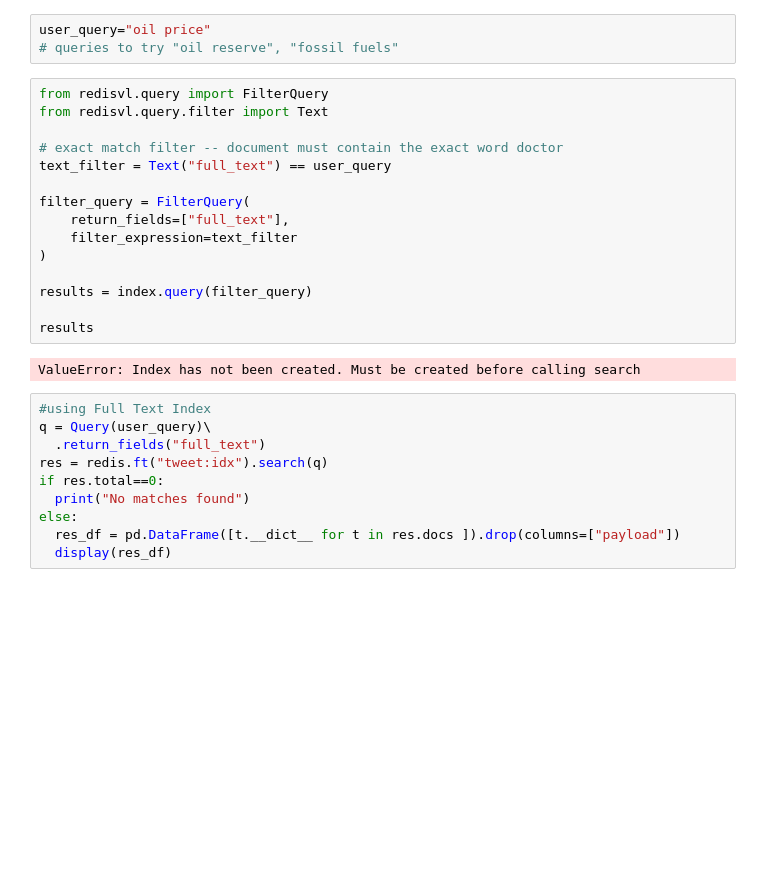
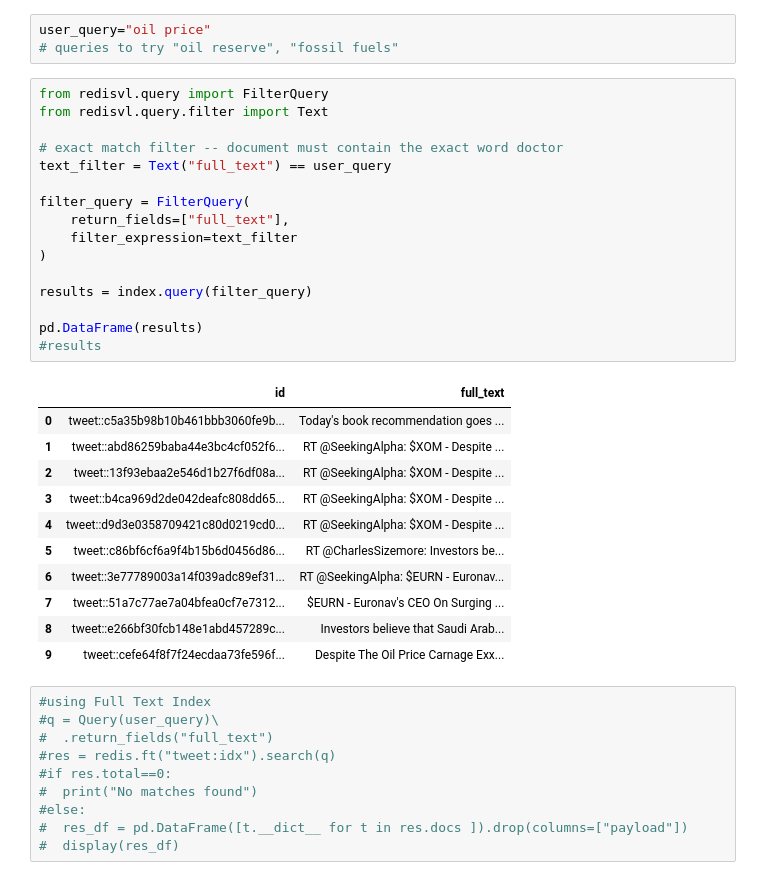
Before and after one commit to kamran-redis/Redis-Workshops, a Jupyter notebook: 02-Vector_Similarity_Search/02-RedisVL.ipynb, the cells around one changed output. Drawn from its saved outputs; the diff is of its cells as text; blank space fills up the shorter version.

```diff
--- a/02-Vector_Similarity_Search/02-RedisVL.ipynb
+++ b/02-Vector_Similarity_Search/02-RedisVL.ipynb
@@ -309,27 +264,38 @@ user_query="oil price"
 # %%
 from redisvl.query import FilterQuery
 from redisvl.query.filter import Text
 
 # exact match filter -- document must contain the exact word doctor
 text_filter = Text("full_text") == user_query
 
 filter_query = FilterQuery(
     return_fields=["full_text"],
     filter_expression=text_filter
 )
 
 results = index.query(filter_query)
 
-results
+pd.DataFrame(results)
+#results
 # %% [output]
-ValueError: Index has not been created. Must be created before calling search
+|  | id | full_text |
+| 0 | tweet::c5a35b98b10b461bbb3060fe9b... | Today's book recommendation goes ... |
+| 1 | tweet::abd86259baba44e3bc4cf052f6... | RT @SeekingAlpha: $XOM - Despite ... |
+| 2 | tweet::13f93ebaa2e546d1b27f6df08a... | RT @SeekingAlpha: $XOM - Despite ... |
+| 3 | tweet::b4ca969d2de042deafc808dd65... | RT @SeekingAlpha: $XOM - Despite ... |
+| 4 | tweet::d9d3e0358709421c80d0219cd0... | RT @SeekingAlpha: $XOM - Despite ... |
+| 5 | tweet::c86bf6cf6a9f4b15b6d0456d86... | RT @CharlesSizemore: Investors be... |
+| 6 | tweet::3e77789003a14f039adc89ef31... | RT @SeekingAlpha: $EURN - Euronav... |
+| 7 | tweet::51a7c77ae7a04bfea0cf7e7312... | $EURN - Euronav's CEO On Surging ... |
+| 8 | tweet::e266bf30fcb148e1abd457289c... | Investors believe that Saudi Arab... |
+| 9 | tweet::cefe64f8f7f24ecdaa73fe596f... | Despite The Oil Price Carnage Exx... |
 # %%
 #using Full Text Index
-q = Query(user_query)\
-  .return_fields("full_text")
-res = redis.ft("tweet:idx").search(q)
-if res.total==0:
-  print("No matches found")
-else:
-  res_df = pd.DataFrame([t.__dict__ for t in res.docs ]).drop(columns=["payload"])
-  display(res_df)
+#q = Query(user_query)\
+#  .return_fields("full_text")
+#res = redis.ft("tweet:idx").search(q)
+#if res.total==0:
+#  print("No matches found")
+#else:
+#  res_df = pd.DataFrame([t.__dict__ for t in res.docs ]).drop(columns=["payload"])
+#  display(res_df)
```
Also changed, not shown: parts of 7 cells of this notebook.
